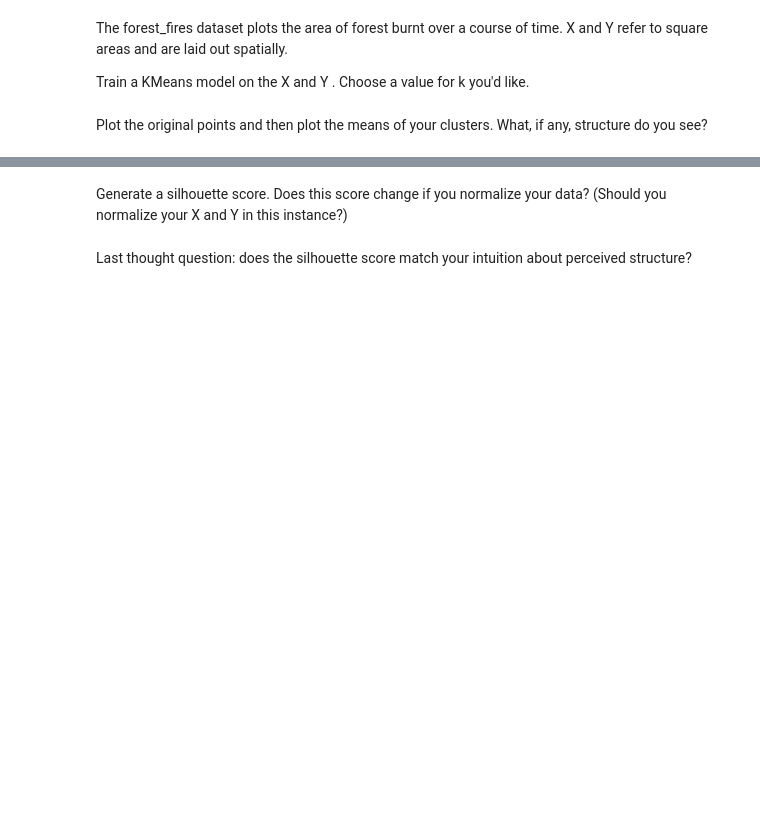
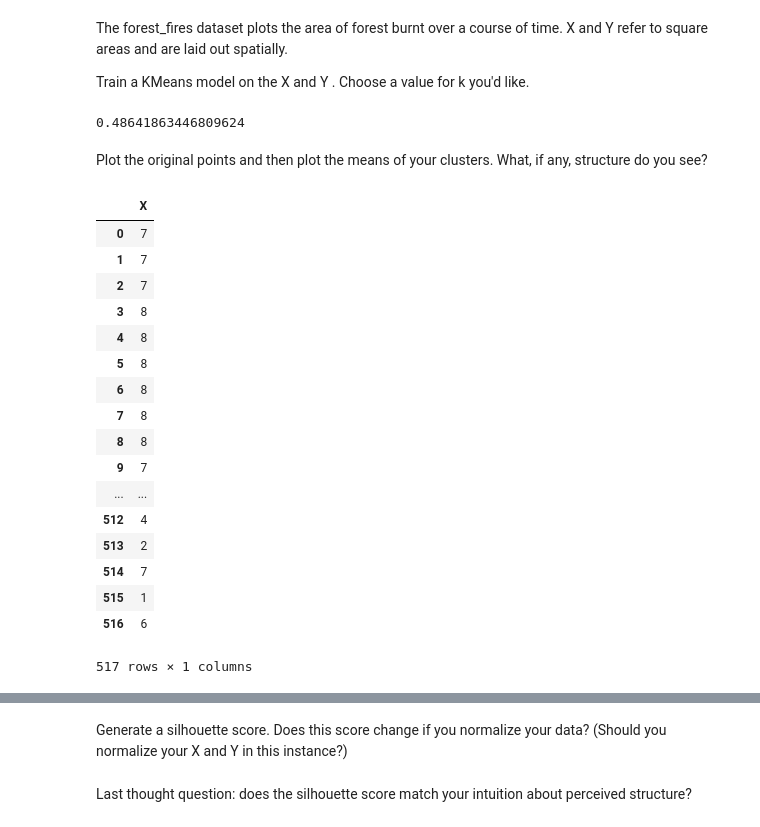
Before and after one commit to hallr/DAT_SF_19, a Jupyter notebook: labs/09-KMeans-Copy1.ipynb, the cells around one changed output, grey strips where cells are left out. Saved outputs shown, nothing was run; the diff lists cells and outputs as text; code cells hidden in the pictures; blank space fills up the shorter version.

```diff
--- a/labs/09-KMeans-Copy1.ipynb
+++ b/labs/09-KMeans-Copy1.ipynb
@@ -159,5 +202,37 @@ dtype: int64
 The forest_fires dataset plots the area of forest burnt over a course of time. X and Y refer to square areas and are laid out spatially.
 
 Train a KMeans model on the X and Y . Choose a value for k you'd like.
+# %%
+choose_k = 5
+train_data = forest_fires[['X','Y']]
+train_data.head()
+
+fire_model = KMeans(choose_k)
+fire_model.fit(train_data)
+silhouette_score(train_data,fire_model.labels_,metric='euclidean')
+#score_array.append(silhouette_score(X,temp_model.labels_,metric='euclidean'))
+# %% [output]
+0.48641863446809624
 # %% [markdown]
 Plot the original points and then plot the means of your clusters. What, if any, structure do you see?
+# %%
+train_data[['X']]
+# %% [output]
+|  | X |
+| 0 | 7 |
+| 1 | 7 |
+| 2 | 7 |
+| 3 | 8 |
+| 4 | 8 |
+| 5 | 8 |
+| 6 | 8 |
+| 7 | 8 |
+| 8 | 8 |
+| 9 | 7 |
+| ... | ... |
+| 512 | 4 |
+| 513 | 2 |
+| 514 | 7 |
+| 515 | 1 |
+| 516 | 6 |
+517 rows × 1 columns
```
Also changed, not shown: parts of 9 cells of this notebook.
